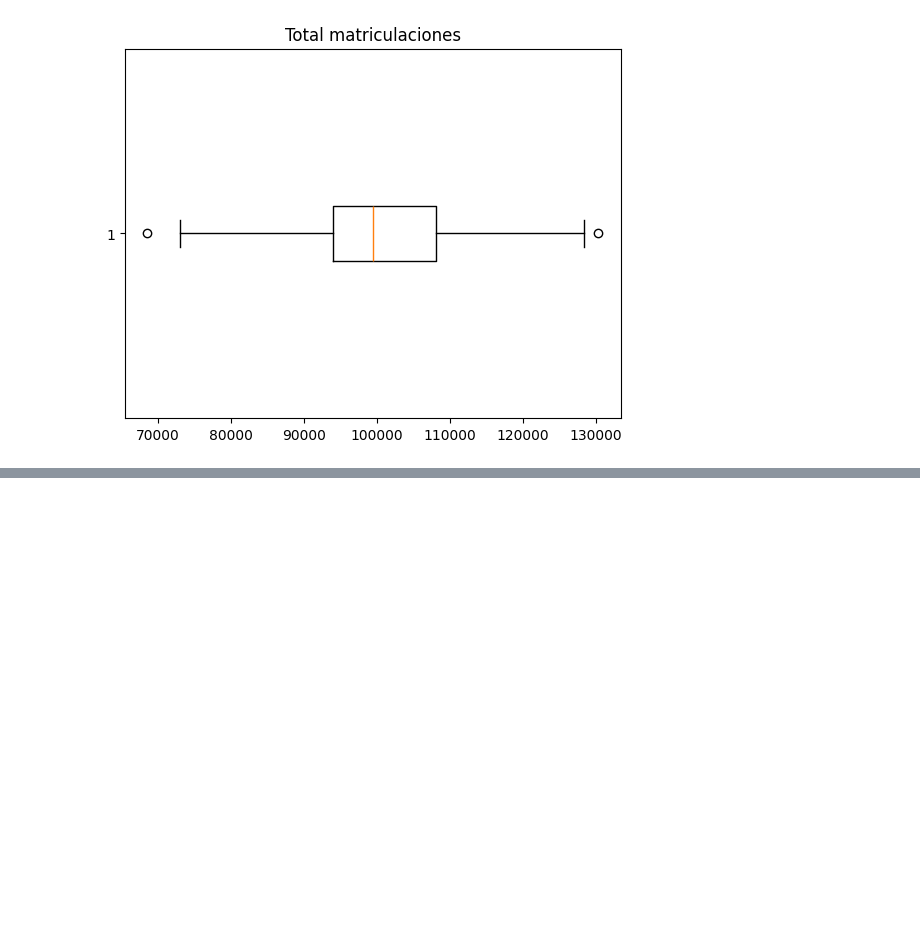
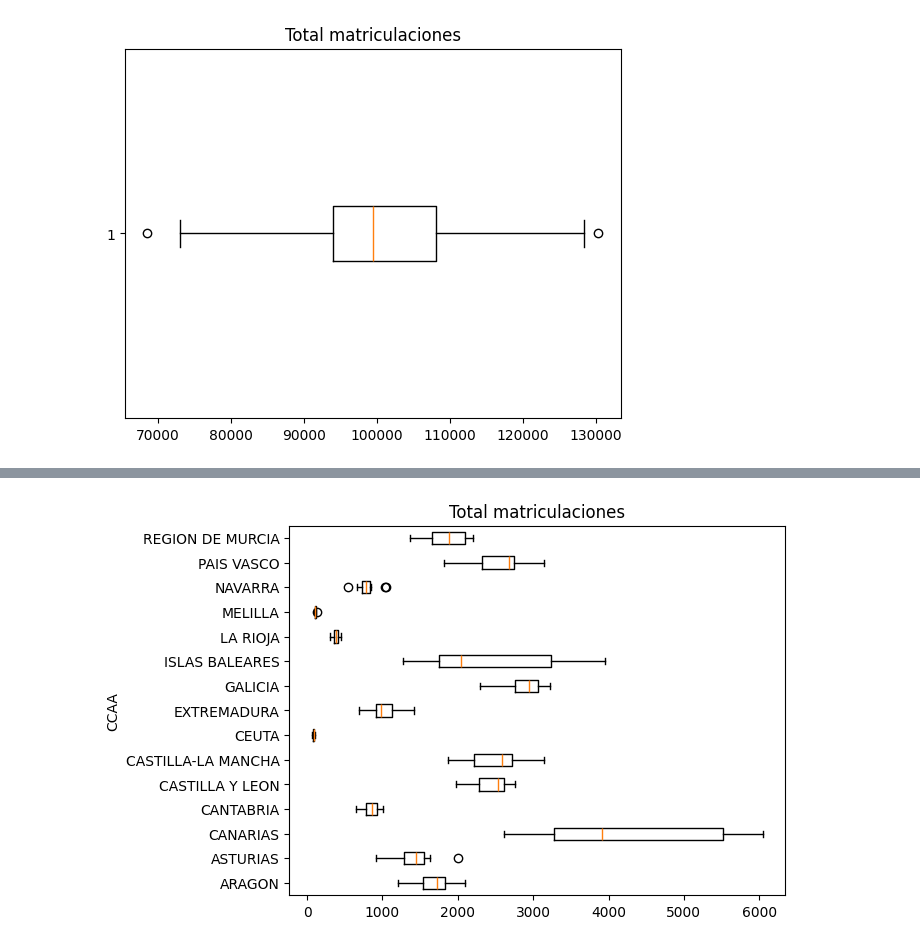
Before and after one commit to fpaniaguapython/SANBLAS_202609_IFCD0011, a Jupyter notebook: Módulo 3 - Ejercicios/15_Matriculaciones/SANBLAS_202609_015_Ejercicio_boxplot.ipynb, the cells around one changed output, grey strips where cells are left out. Cells and saved outputs as stored; diff of their text form; code cells hidden in the pictures; blank space fills up the shorter version.

```diff
--- a/Módulo 3 - Ejercicios/15_Matriculaciones/SANBLAS_202609_015_Ejercicio_boxplot.ipynb
+++ b/Módulo 3 - Ejercicios/15_Matriculaciones/SANBLAS_202609_015_Ejercicio_boxplot.ipynb
@@ -75,22 +94,24 @@ datos.head()
 # %%
 # Por comunidades excluyendo las que matriculan muchos
 
 #UMBRAL_ACUMULADO = np.inf
 UMBRAL_ACUMULADO = 100_000
 
 resultado = datos[datos[datos.columns[1:]].sum(axis=1) < UMBRAL_ACUMULADO]
 
-plt.boxplot(resultado.T.iloc[1:,1:], orientation='horizontal')
+plt.boxplot(resultado.T.iloc[1:,:], orientation='horizontal')
 
 plt.title("Total matriculaciones")
 plt.ylabel("CCAA")
 
 plt.yticks(
-    range(1, len(resultado)), # Posiciones
-    resultado['comunidad'][1:] # Valores
+    range(1, len(resultado)+1), # Posiciones
+    resultado['comunidad'] # Valores
 )
 
 plt.show()
+# %% [output]
+[figure, added]
 # %%
 # Ordenación
 
```
Also changed, not shown: parts of 5 cells of this notebook, 1 other file.
